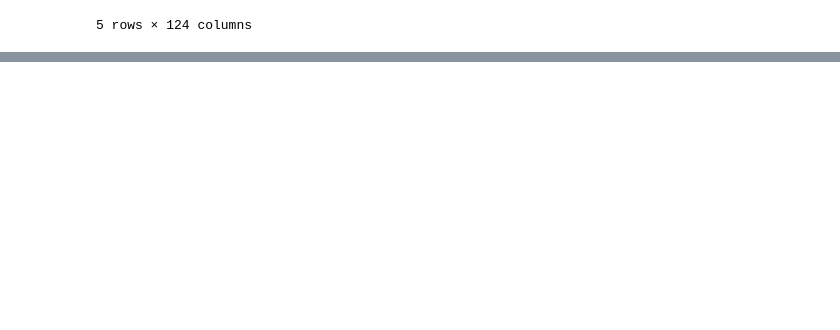
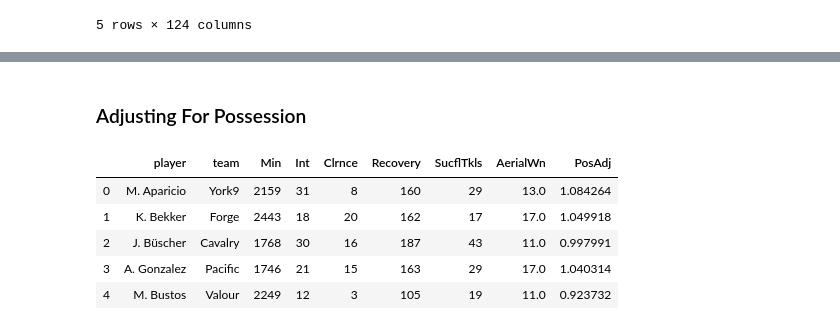
Before and after one commit to CharlieNData/cpl, a Jupyter notebook: notebooks/cpl.ipynb, the cells around one changed output, grey strips where cells are left out. Drawn from its saved outputs; the diff is of its cells as text; code cells hidden in the pictures; blank space fills up the shorter version.

```diff
--- a/notebooks/cpl.ipynb
+++ b/notebooks/cpl.ipynb
@@ -105,0 +112,24 @@ cm_creative.sort_values(by="Success1v1")
+# %% [markdown]
+### Adjusting For Possession
+# %%
+team_totals = data_dict['CPL-Team-Totals-2019']
+
+team_totals['TchPG'] = team_totals['Touches']/team_totals['GM'] # Touches Per Game
+team_totals['TchPGDiff'] = team_totals['TchPG'] - (team_totals['TchPG'].mean())  # difference of TpG proportion from mean value
+team_totals['TchPGAdj'] = team_totals['TchPGDiff']/team_totals['TchPG']
+# %%
+def get_pos_adj(team):
+    team_row = team_totals.loc[team_totals['team'] == team]
+    pos_adj = team_row['TchPGAdj'].values[0]
+    return pos_adj + 1
+
+cm_def.loc[:,'PosAdj'] = cm_def['team'].apply(lambda a: get_pos_adj(a))
+
+cm_def.head()
+# %% [output]
+|  | player | team | Min | Int | Clrnce | Recovery | SucflTkls | AerialWn | PosAdj |
+| 0 | M. Aparicio | York9 | 2159 | 31 | 8 | 160 | 29 | 13.0 | 1.084264 |
+| 1 | K. Bekker | Forge | 2443 | 18 | 20 | 162 | 17 | 17.0 | 1.049918 |
+| 2 | J. Büscher | Cavalry | 1768 | 30 | 16 | 187 | 43 | 11.0 | 0.997991 |
+| 3 | A. Gonzalez | Pacific | 1746 | 21 | 15 | 163 | 29 | 17.0 | 1.040314 |
+| 4 | M. Bustos | Valour | 2249 | 12 | 3 | 105 | 19 | 11.0 | 0.923732 |
```
Also changed, not shown: parts of 12 cells of this notebook, 1 other file.
